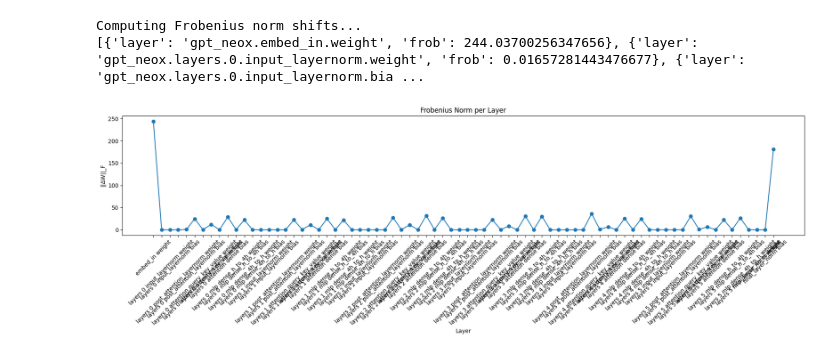
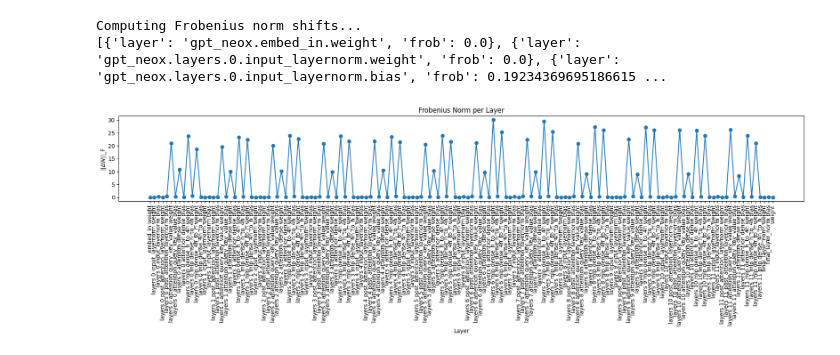
Before and after one commit to tibo-rousset/pii_memo, a Jupyter notebook: analysis.ipynb, the cells around one changed output. Drawn from its saved outputs; the diff is of its cells as text; code cells hidden in the pictures.

Commit message:
LogitLens and FrobNorm code

```diff
--- a/analysis.ipynb
+++ b/analysis.ipynb
@@ -15,11 +15,8 @@ def load_model(model_dir):
 
     return model,tokenizer,gen_config
 
-#m_inject,t_inject,g_inject = load_model("14M-Inject")
-#m_noinject,t_noinject,g_noinject = load_model("14M-NoInject")
-
-m_inject,t_inject,g_inject = load_model("70M-Inject")
-m_noinject,t_noinject,g_noinject = load_model("70M-NoInject")
+m_inject,t_inject,g_inject = load_model("160M/160M-Inject")
+m_noinject,t_noinject,g_noinject = load_model("160M/160M-NoInject")
 # %%
 import json
 import torch
@@ -38,33 +35,33 @@ def compute_frobenius(baseline, finetuned):
         diff = (p2 - p1).float()
         frob = torch.norm(diff, p="fro").item()
         results.append({"layer": name1, "frob": frob})
     return results
 
 def analyse_frob_norm(baseline, finetuned):
     print("Computing Frobenius norm shifts...")
     frob = compute_frobenius(baseline, finetuned)
     print(frob)
     json.dump(frob, open("frob.json", "w"), indent=2)
 
     # Extract values
     layer_names = [" ".join(x["layer"].split(".")[1:]) for i, x in enumerate(frob)]
     frob_values = [x["frob"] for x in frob]
 
     plt.figure(figsize=(18,6))
     plt.plot(frob_values, marker="o")
     plt.title("Frobenius Norm per Layer")
     plt.ylabel("||ΔW||_F")
     plt.xlabel("Layer")
 
     # Add layer names as xtick labels
-    plt.xticks(ticks=range(len(layer_names)), labels=layer_names, rotation=45)
+    plt.xticks(ticks=range(len(layer_names)), labels=layer_names, rotation=90)
 
     plt.tight_layout()
     plt.show()
 
 
 analyse_frob_norm(m_inject,m_noinject)
 # %% [output]
 Computing Frobenius norm shifts...
-[{'layer': 'gpt_neox.embed_in.weight', 'frob': 244.03700256347656}, {'layer': 'gpt_neox.layers.0.input_layernorm.weight', 'frob': 0.01657281443476677}, {'layer': 'gpt_neox.layers.0.input_layernorm.bia ...
+[{'layer': 'gpt_neox.embed_in.weight', 'frob': 0.0}, {'layer': 'gpt_neox.layers.0.input_layernorm.weight', 'frob': 0.0}, {'layer': 'gpt_neox.layers.0.input_layernorm.bias', 'frob': 0.19234369695186615 ...
-[figure, old version]
+[figure, new version]
```
Also changed, not shown: parts of 16 cells of this notebook, 15 other files.
